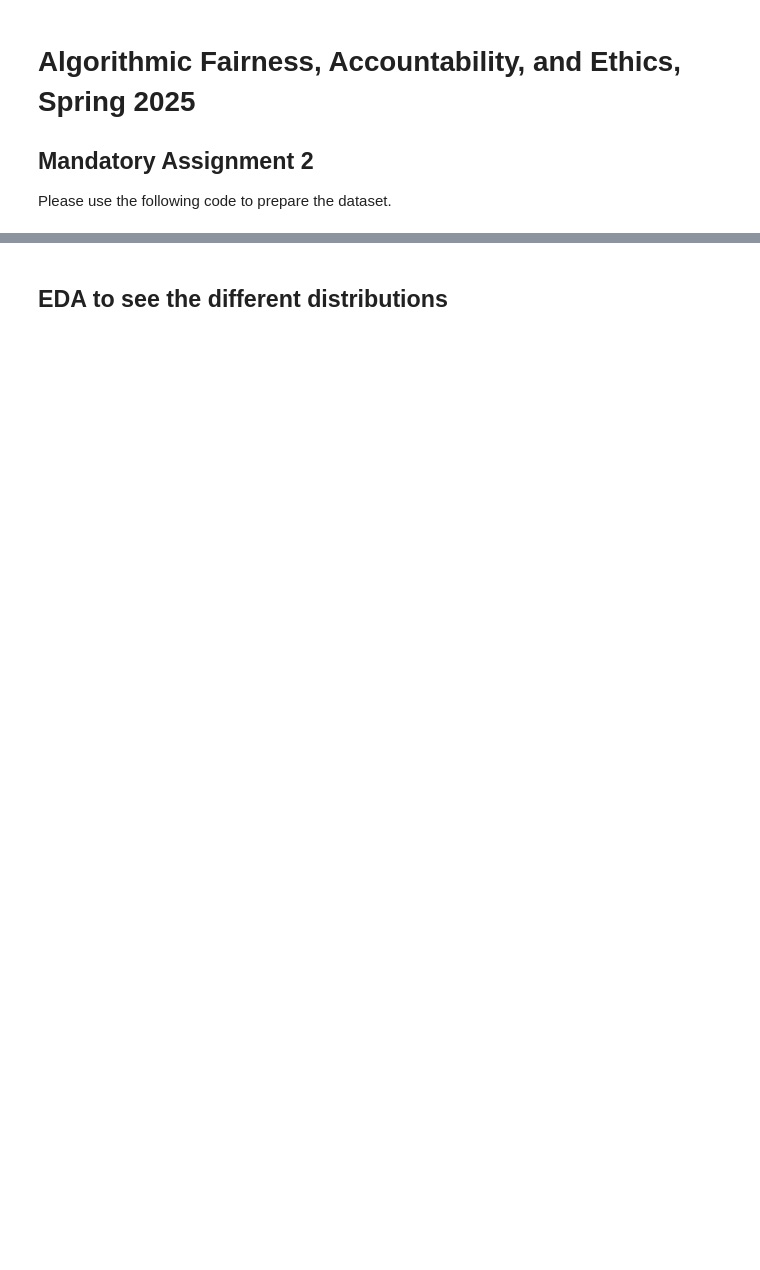
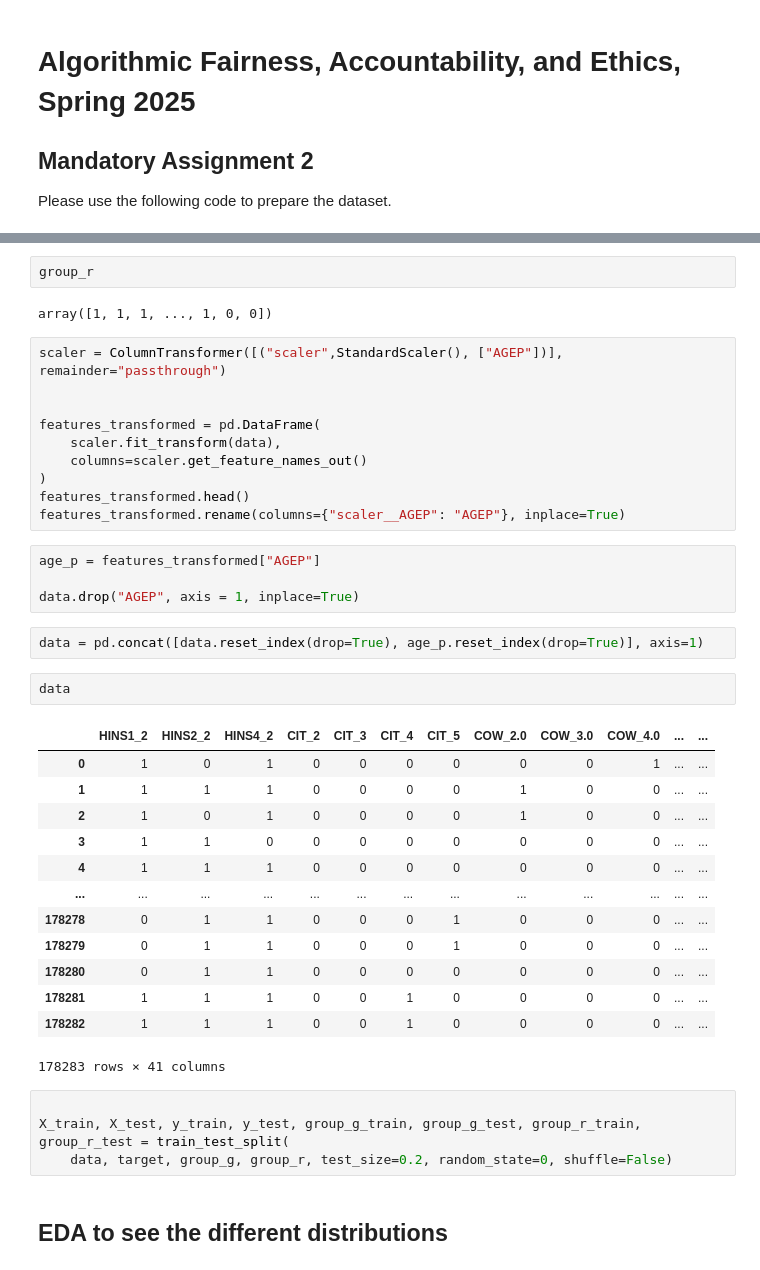
Before and after one commit to AlteaF/Algorithmic_Fairness_2025, a Jupyter notebook: ass2/afae25-assignment-02-template.ipynb, the cells around one changed output, grey strips where cells are left out. Saved outputs shown, nothing was run; the diff lists cells and outputs as text; blank space fills up the shorter version.

```diff
--- a/ass2/afae25-assignment-02-template.ipynb
+++ b/ass2/afae25-assignment-02-template.ipynb
@@ -66,2 +69,42 @@ X_train, X_test, y_train, y_test, group_train, group_test = train_test_split(
+# %%
+group_r
+# %% [output]
+array([1, 1, 1, ..., 1, 0, 0])
+# %%
+scaler = ColumnTransformer([("scaler",StandardScaler(), ["AGEP"])], remainder="passthrough")
+
+
+features_transformed = pd.DataFrame(
+    scaler.fit_transform(data),
+    columns=scaler.get_feature_names_out()
+)
+features_transformed.head()
+features_transformed.rename(columns={"scaler__AGEP": "AGEP"}, inplace=True)
+# %%
+age_p = features_transformed["AGEP"]
+
+data.drop("AGEP", axis = 1, inplace=True)
+# %%
+data = pd.concat([data.reset_index(drop=True), age_p.reset_index(drop=True)], axis=1)
+# %%
+data
+# %% [output]
+|  | HINS1_2 | HINS2_2 | HINS4_2 | CIT_2 | CIT_3 | CIT_4 | CIT_5 | COW_2.0 | COW_3.0 | COW_4.0 | ... | ... |
+| 0 | 1 | 0 | 1 | 0 | 0 | 0 | 0 | 0 | 0 | 1 | ... | ... |
+| 1 | 1 | 1 | 1 | 0 | 0 | 0 | 0 | 1 | 0 | 0 | ... | ... |
+| 2 | 1 | 0 | 1 | 0 | 0 | 0 | 0 | 1 | 0 | 0 | ... | ... |
+| 3 | 1 | 1 | 0 | 0 | 0 | 0 | 0 | 0 | 0 | 0 | ... | ... |
+| 4 | 1 | 1 | 1 | 0 | 0 | 0 | 0 | 0 | 0 | 0 | ... | ... |
+| ... | ... | ... | ... | ... | ... | ... | ... | ... | ... | ... | ... | ... |
+| 178278 | 0 | 1 | 1 | 0 | 0 | 0 | 1 | 0 | 0 | 0 | ... | ... |
+| 178279 | 0 | 1 | 1 | 0 | 0 | 0 | 1 | 0 | 0 | 0 | ... | ... |
+| 178280 | 0 | 1 | 1 | 0 | 0 | 0 | 0 | 0 | 0 | 0 | ... | ... |
+| 178281 | 1 | 1 | 1 | 0 | 0 | 1 | 0 | 0 | 0 | 0 | ... | ... |
+| 178282 | 1 | 1 | 1 | 0 | 0 | 1 | 0 | 0 | 0 | 0 | ... | ... |
+178283 rows × 41 columns
+# %%
+
+X_train, X_test, y_train, y_test, group_g_train, group_g_test, group_r_train, group_r_test = train_test_split(
+    data, target, group_g, group_r, test_size=0.2, random_state=0, shuffle=False)
 # %% [markdown]
 ## EDA to see the different distributions
```
Also changed, not shown: parts of 37 cells of this notebook, 10 other files.
